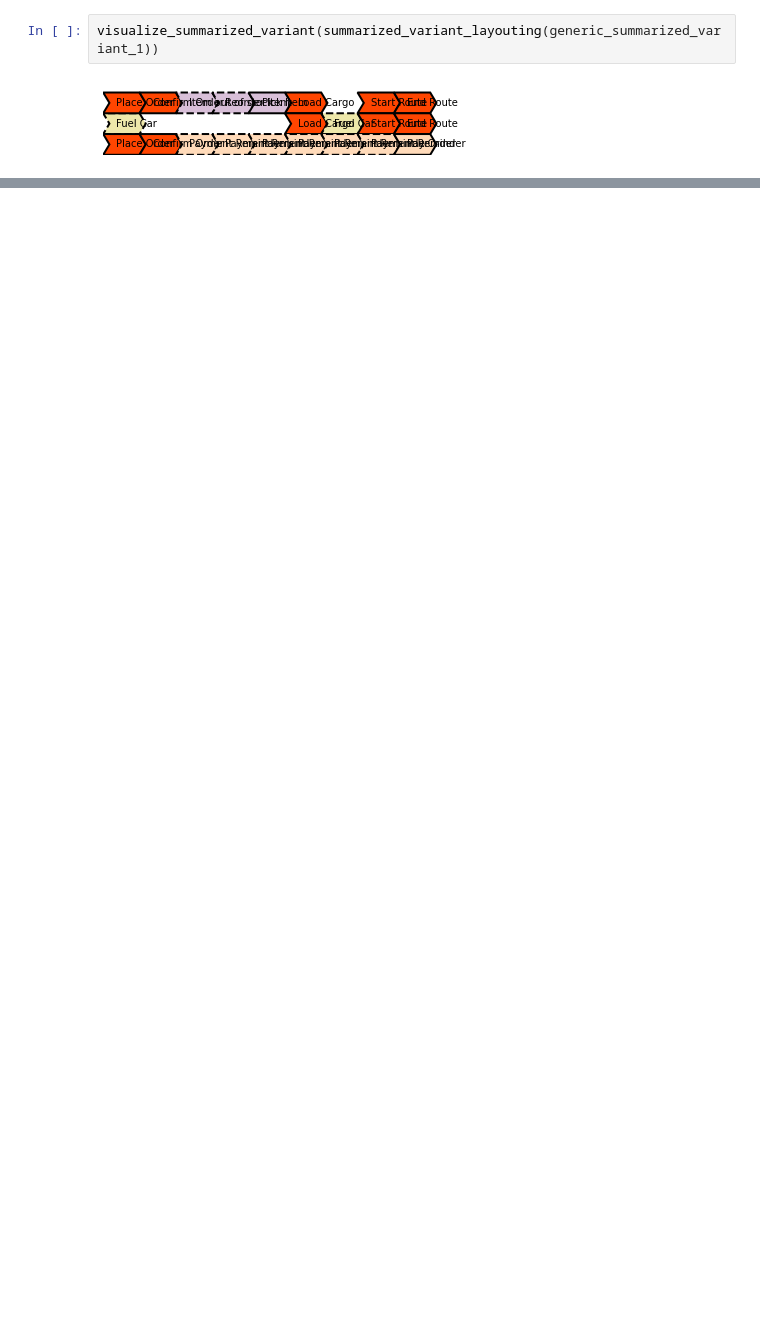
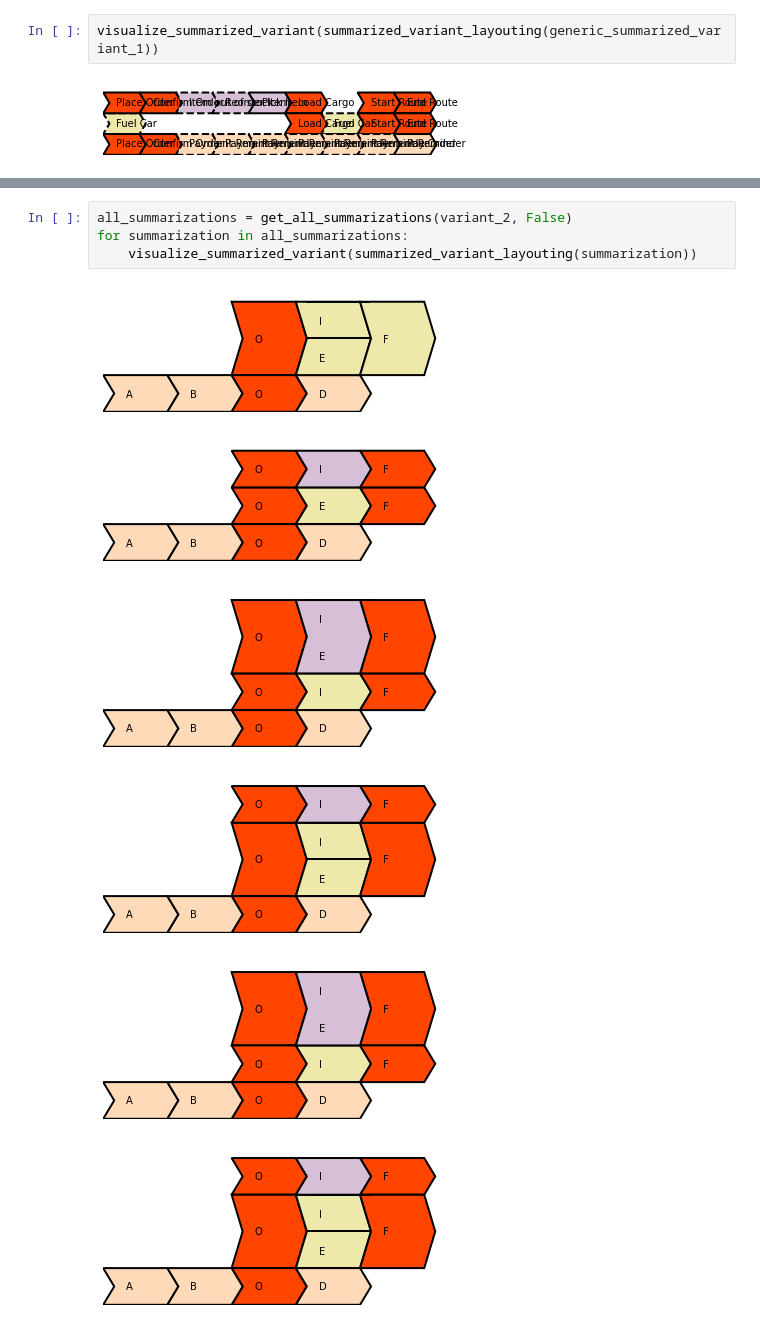
Before and after one commit to TJEWH/Object-Centric-Super-Variants, a Jupyter notebook: Super Variant Spanning Tree.ipynb, the cells around one changed output, grey strips where cells are left out. Saved outputs shown, nothing was run; the diff lists cells and outputs as text; blank space fills up the shorter version.

```diff
--- a/Super Variant Spanning Tree.ipynb
+++ b/Super Variant Spanning Tree.ipynb
@@ -1180,0 +1491,11 @@ visualize_variant(variant_layouting[ocel_order_process.variants[0]])
+# %%
+all_summarizations = get_all_summarizations(variant_2, False)
+for summarization in all_summarizations:
+    visualize_summarized_variant(summarized_variant_layouting(summarization))
+# %% [output]
+[figure, added]
+[figure, added]
+[figure, added]
+[figure, added]
+[figure, added]
+[figure, added]
```
Also changed, not shown: parts of 46 cells of this notebook.
